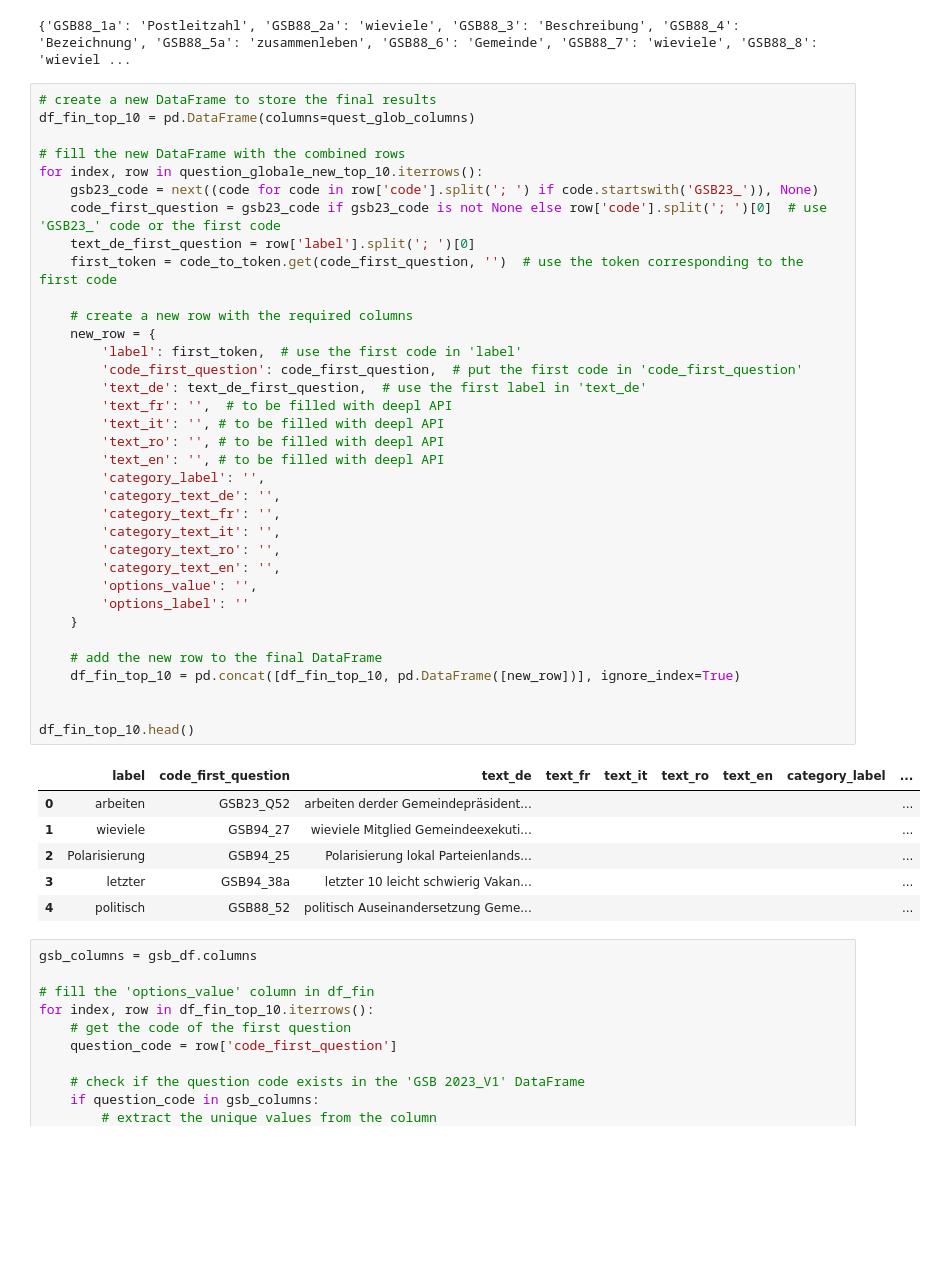
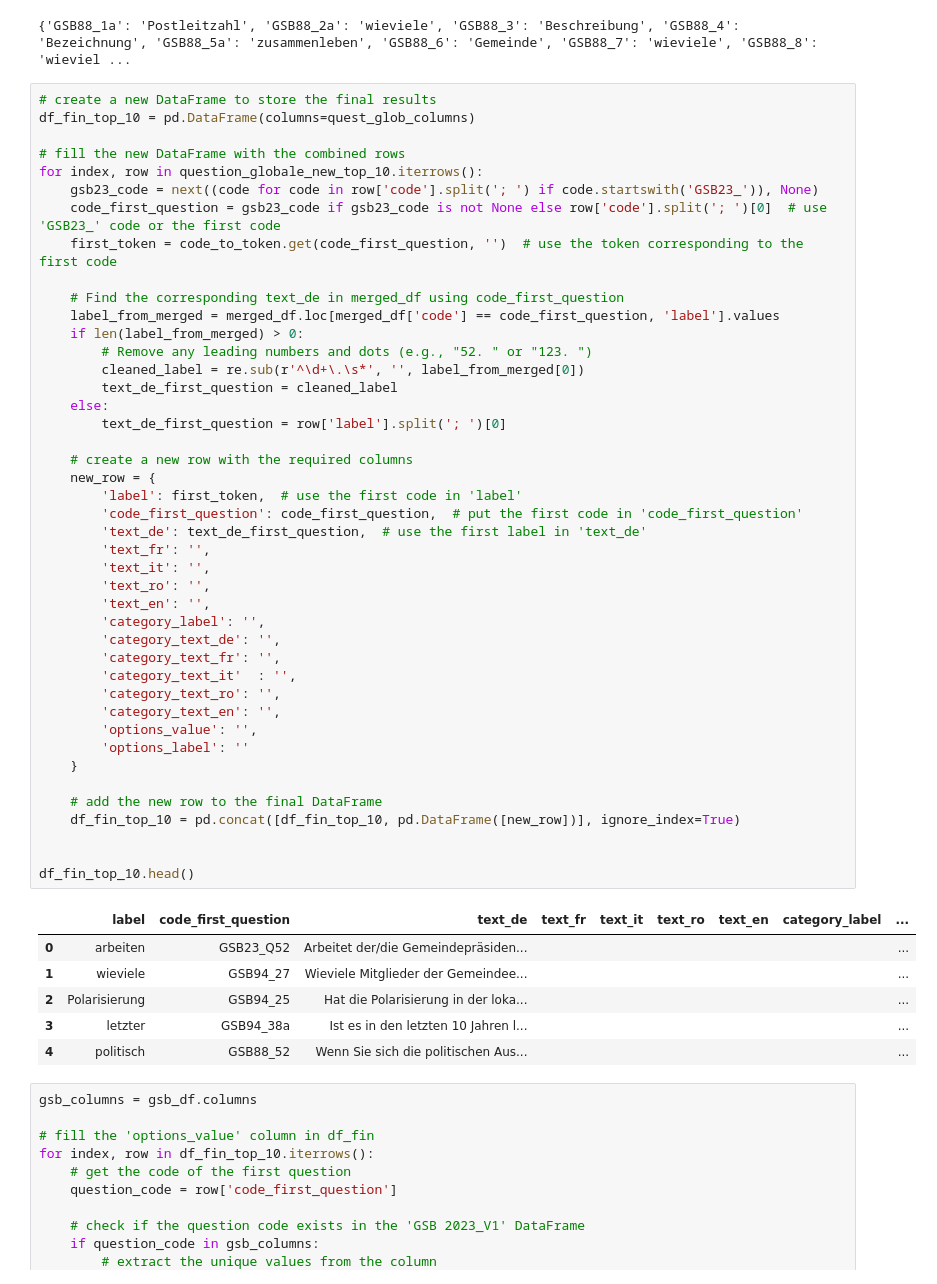
Before and after one commit to hhueber/IDHEAP-Datahub, a Jupyter notebook: nlp_notebook.ipynb, the cells around one changed output. Saved outputs shown, nothing was run; the diff lists cells and outputs as text; blank space fills up the shorter version.

```diff
--- a/nlp_notebook.ipynb
+++ b/nlp_notebook.ipynb
@@ -554,44 +556,52 @@ print(code_to_token)
 # create a new DataFrame to store the final results
 df_fin_top_10 = pd.DataFrame(columns=quest_glob_columns)
 
 # fill the new DataFrame with the combined rows
 for index, row in question_globale_new_top_10.iterrows():
     gsb23_code = next((code for code in row['code'].split('; ') if code.startswith('GSB23_')), None)
     code_first_question = gsb23_code if gsb23_code is not None else row['code'].split('; ')[0]  # use 'GSB23_' code or the first code
-    text_de_first_question = row['label'].split('; ')[0]
     first_token = code_to_token.get(code_first_question, '')  # use the token corresponding to the first code
+
+    # Find the corresponding text_de in merged_df using code_first_question
+    label_from_merged = merged_df.loc[merged_df['code'] == code_first_question, 'label'].values
+    if len(label_from_merged) > 0:
+        # Remove any leading numbers and dots (e.g., "52. " or "123. ")
+        cleaned_label = re.sub(r'^\d+\.\s*', '', label_from_merged[0])
+        text_de_first_question = cleaned_label
+    else:
+        text_de_first_question = row['label'].split('; ')[0]
 
     # create a new row with the required columns
     new_row = {
         'label': first_token,  # use the first code in 'label'
         'code_first_question': code_first_question,  # put the first code in 'code_first_question'
         'text_de': text_de_first_question,  # use the first label in 'text_de'
-        'text_fr': '',  # to be filled with deepl API
-        'text_it': '', # to be filled with deepl API
-        'text_ro': '', # to be filled with deepl API
-        'text_en': '', # to be filled with deepl API
+        'text_fr': '',
+        'text_it': '',
+        'text_ro': '',
+        'text_en': '',
         'category_label': '',
         'category_text_de': '',
         'category_text_fr': '',
-        'category_text_it': '',
+        'category_text_it'  : '',
         'category_text_ro': '',
         'category_text_en': '',
         'options_value': '',
         'options_label': ''
     }
 
     # add the new row to the final DataFrame
     df_fin_top_10 = pd.concat([df_fin_top_10, pd.DataFrame([new_row])], ignore_index=True)
 
 
 df_fin_top_10.head()
 # %% [output]
 |  | label | code_first_question | text_de | text_fr | text_it | text_ro | text_en | category_label | ... |
-| 0 | arbeiten | GSB23_Q52 | arbeiten derder Gemeindepräsident... |  |  |  |  |  | ... |
-| 1 | wieviele | GSB94_27 | wieviele Mitglied Gemeindeexekuti... |  |  |  |  |  | ... |
-| 2 | Polarisierung | GSB94_25 | Polarisierung lokal Parteienlands... |  |  |  |  |  | ... |
-| 3 | letzter | GSB94_38a | letzter 10 leicht schwierig Vakan... |  |  |  |  |  | ... |
-| 4 | politisch | GSB88_52 | politisch Auseinandersetzung Geme... |  |  |  |  |  | ... |
+| 0 | arbeiten | GSB23_Q52 | Arbeitet der/die Gemeindepräsiden... |  |  |  |  |  | ... |
+| 1 | wieviele | GSB94_27 | Wieviele Mitglieder der Gemeindee... |  |  |  |  |  | ... |
+| 2 | Polarisierung | GSB94_25 | Hat die Polarisierung in der loka... |  |  |  |  |  | ... |
+| 3 | letzter | GSB94_38a | Ist es in den letzten 10 Jahren l... |  |  |  |  |  | ... |
+| 4 | politisch | GSB88_52 | Wenn Sie sich die politischen Aus... |  |  |  |  |  | ... |
 # %%
 gsb_columns = gsb_df.columns
 
```
Also changed, not shown: parts of 8 cells of this notebook.
